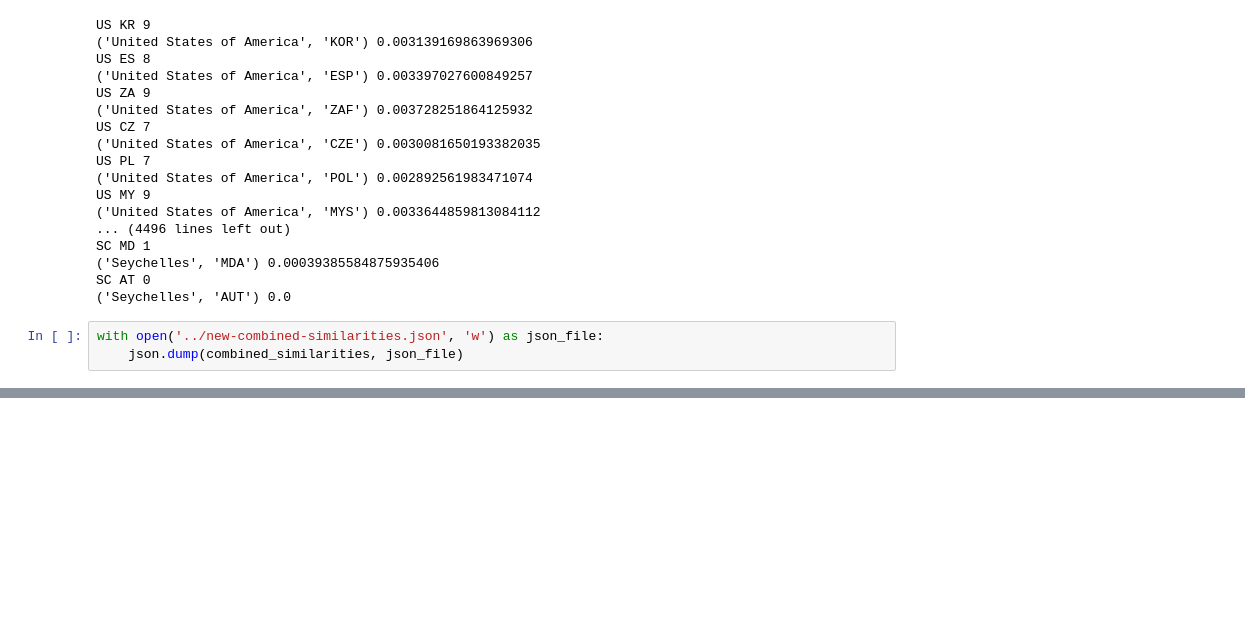
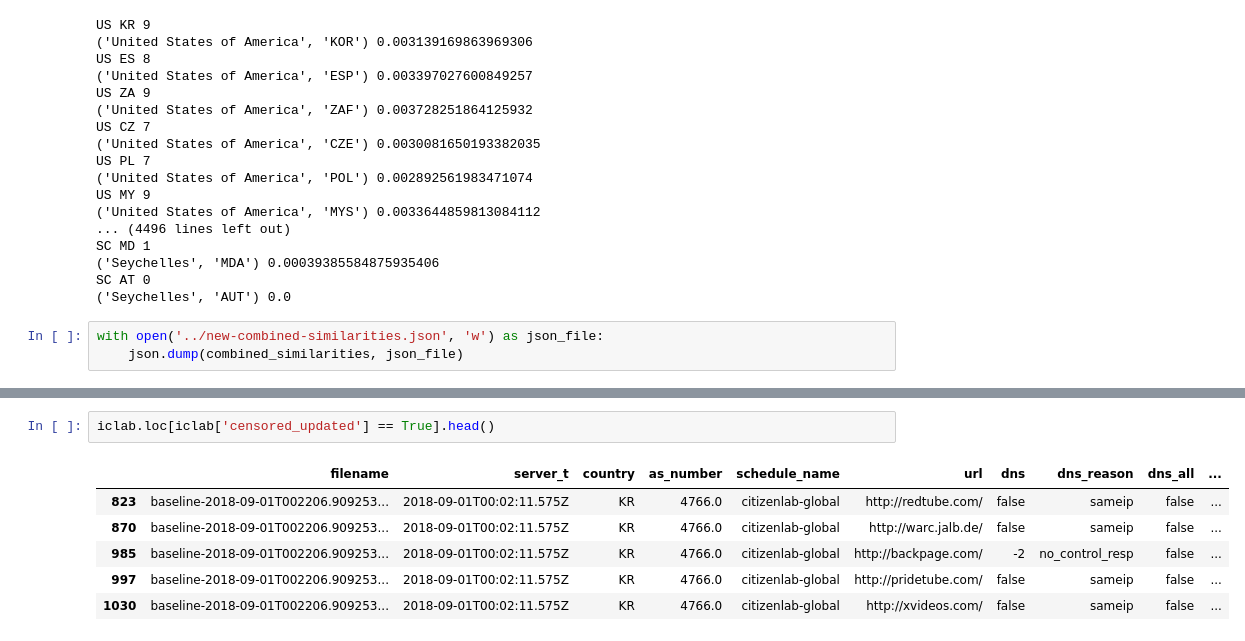
Before and after one commit to lilybhattacharjee5/polisci-vis, a Jupyter notebook: notebooks/iclab-data-files.ipynb, the cells around one changed output, grey strips where cells are left out. Drawn from its saved outputs; the diff is of its cells as text; blank space fills up the shorter version.

```diff
--- a/notebooks/iclab-data-files.ipynb
+++ b/notebooks/iclab-data-files.ipynb
@@ -204,0 +231,9 @@ with open('../new-combined-similarities.json', 'w') as json_file:
+# %%
+iclab.loc[iclab['censored_updated'] == True].head()
+# %% [output]
+|  | filename | server_t | country | as_number | schedule_name | url | dns | dns_reason | dns_all | ... |
+| 823 | baseline-2018-09-01T002206.909253... | 2018-09-01T00:02:11.575Z | KR | 4766.0 | citizenlab-global | http://redtube.com/ | false | sameip | false | ... |
+| 870 | baseline-2018-09-01T002206.909253... | 2018-09-01T00:02:11.575Z | KR | 4766.0 | citizenlab-global | http://warc.jalb.de/ | false | sameip | false | ... |
+| 985 | baseline-2018-09-01T002206.909253... | 2018-09-01T00:02:11.575Z | KR | 4766.0 | citizenlab-global | http://backpage.com/ | -2 | no_control_resp | false | ... |
+| 997 | baseline-2018-09-01T002206.909253... | 2018-09-01T00:02:11.575Z | KR | 4766.0 | citizenlab-global | http://pridetube.com/ | false | sameip | false | ... |
+| 1030 | baseline-2018-09-01T002206.909253... | 2018-09-01T00:02:11.575Z | KR | 4766.0 | citizenlab-global | http://xvideos.com/ | false | sameip | false | ... |
```
Also changed, not shown: parts of 11 cells of this notebook.
